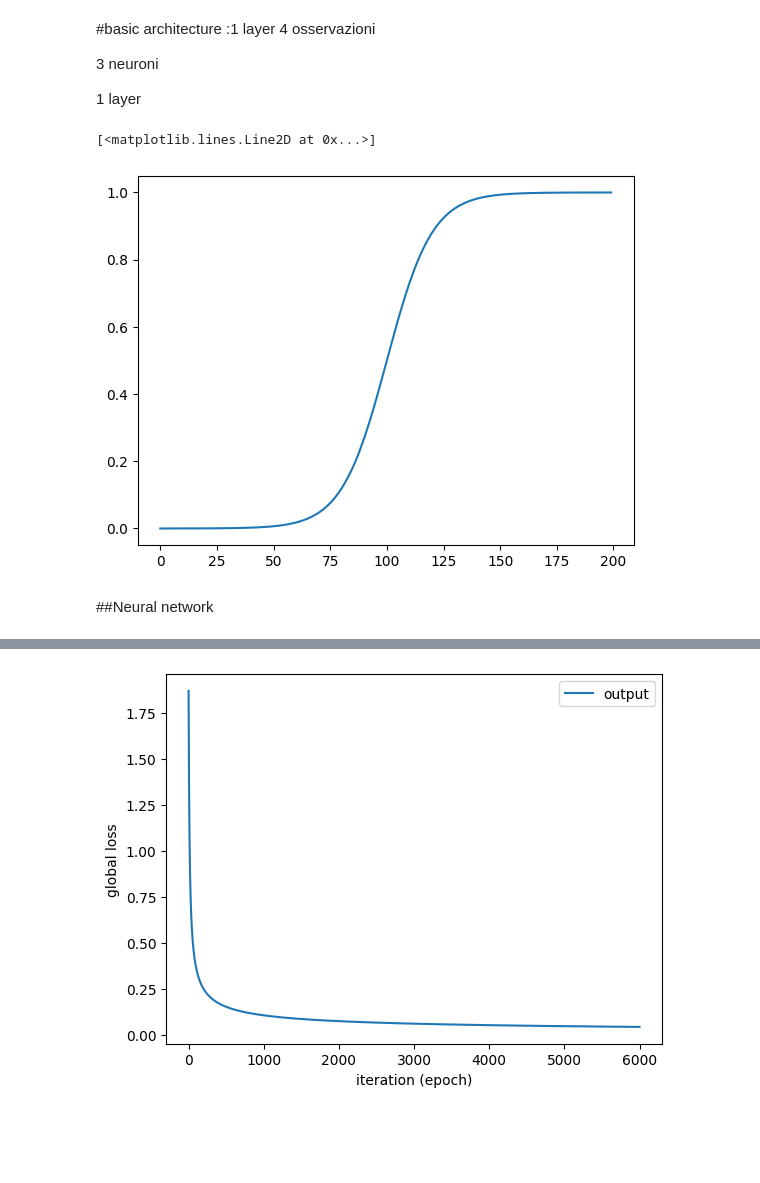
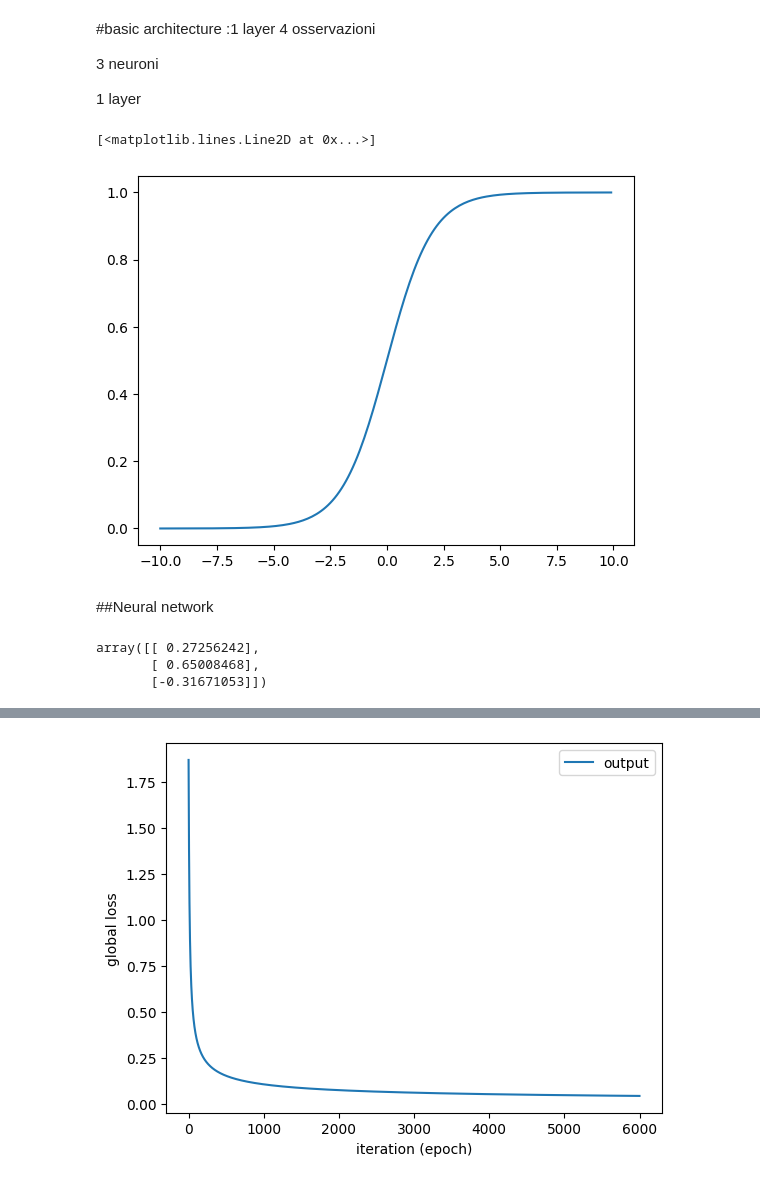
Before and after one commit to Anna-Battaglia/MLPNS_ABattaglia, a Jupyter notebook: NN.ipynb, the cells around one changed output, grey strips where cells are left out. Cells and saved outputs as stored; diff of their text form; code cells hidden in the pictures; blank space fills up the shorter version.

```diff
--- a/NN.ipynb
+++ b/NN.ipynb
@@ -59,10 +59,10 @@ output
 def sigmoid(x):
   return 1./(1.+np.exp(-x))
 # %%
-pl.plot(sigmoid(np.arange(-10,10,0.1)))
+pl.plot(np.arange(-10,10,0.1),sigmoid(np.arange(-10,10,0.1)))
 # %% [output]
 [<matplotlib.lines.Line2D at 0x...>]
-[figure, old version]
+[figure, new version]
 # %%
 #definiamo la loss function
 
@@ -77,6 +77,13 @@ def dsigmoid(x): #definiamo la derivata
 np.random.seed(302) #se non setto un seme il risultato non è riproducibile
 
 training = 6000
+# %%
+np.random.seed(302)
+2*np.random.random((3,1)) -1
+# %% [output]
+array([[ 0.27256242],
+       [ 0.65008468],
+       [-0.31671053]])
 # %%
 #layer of synopses / neurons
 # 4 x 3
```
Also changed, not shown: parts of 5 cells of this notebook.
